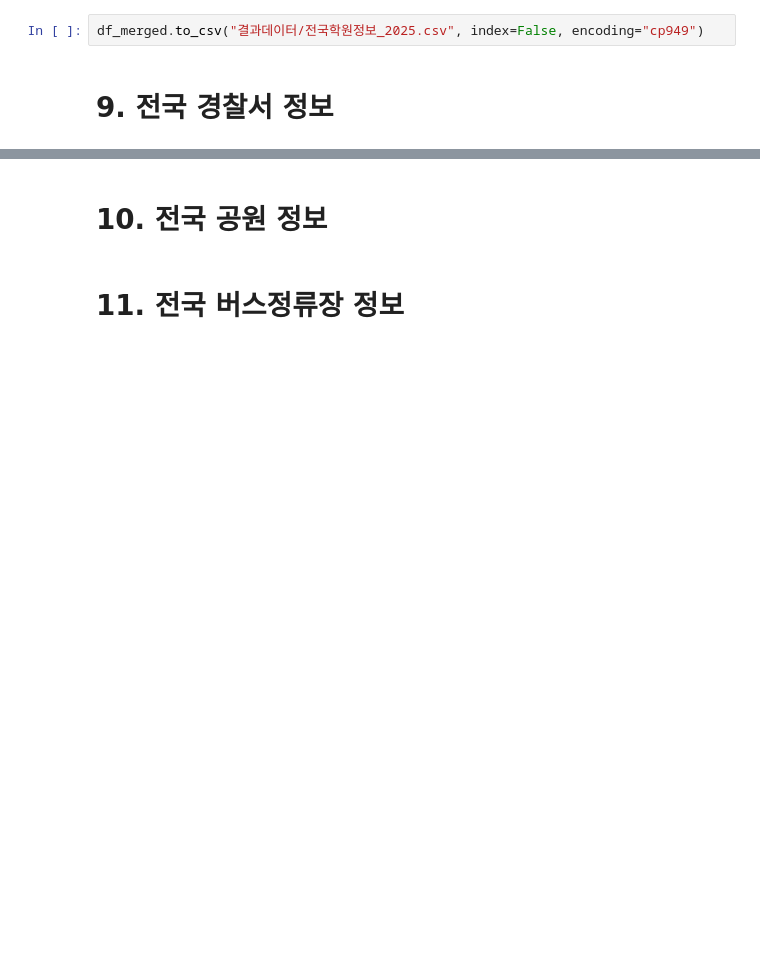
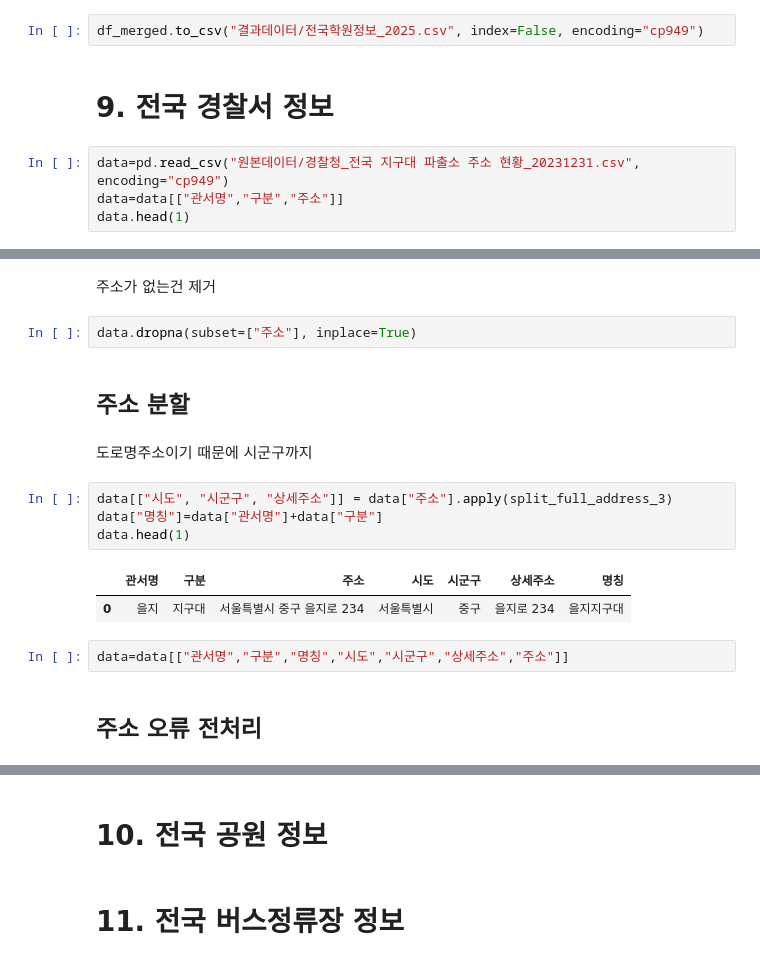
Before and after one commit to DGU-BAF/BAF-25-1-Marketing, a Jupyter notebook: 전처리_통합/데이터전처리_총집합.ipynb, the cells around one changed output, grey strips where cells are left out. Cells and saved outputs as stored; diff of their text form; blank space fills up the shorter version.

```diff
--- a/전처리_통합/데이터전처리_총집합.ipynb
+++ b/전처리_통합/데이터전처리_총집합.ipynb
@@ -2134,3 +2134,7 @@ dtype: object
 df_merged.to_csv("결과데이터/전국학원정보_2025.csv", index=False, encoding="cp949")
 # %% [markdown]
 # 9. 전국 경찰서 정보
+# %%
+data=pd.read_csv("원본데이터/경찰청_전국 지구대 파출소 주소 현황_20231231.csv", encoding="cp949")
+data=data[["관서명","구분","주소"]]
+data.head(1)
@@ -2136,0 +2151,19 @@ df_merged.to_csv("결과데이터/전국학원정보_2025.csv", index=False, enc
+# %% [markdown]
+주소가 없는건 제거
+# %%
+data.dropna(subset=["주소"], inplace=True)
+# %% [markdown]
+## 주소 분할
+# %% [markdown]
+도로명주소이기 때문에 시군구까지
+# %%
+data[["시도", "시군구", "상세주소"]] = data["주소"].apply(split_full_address_3)
+data["명칭"]=data["관서명"]+data["구분"]
+data.head(1)
+# %% [output]
+|  | 관서명 | 구분 | 주소 | 시도 | 시군구 | 상세주소 | 명칭 |
+| 0 | 을지 | 지구대 | 서울특별시 중구 을지로 234 | 서울특별시 | 중구 | 을지로 234 | 을지지구대 |
+# %%
+data=data[["관서명","구분","명칭","시도","시군구","상세주소","주소"]]
+# %% [markdown]
+## 주소 오류 전처리
```
Also changed, not shown: parts of 22 cells of this notebook, 2 other files.
